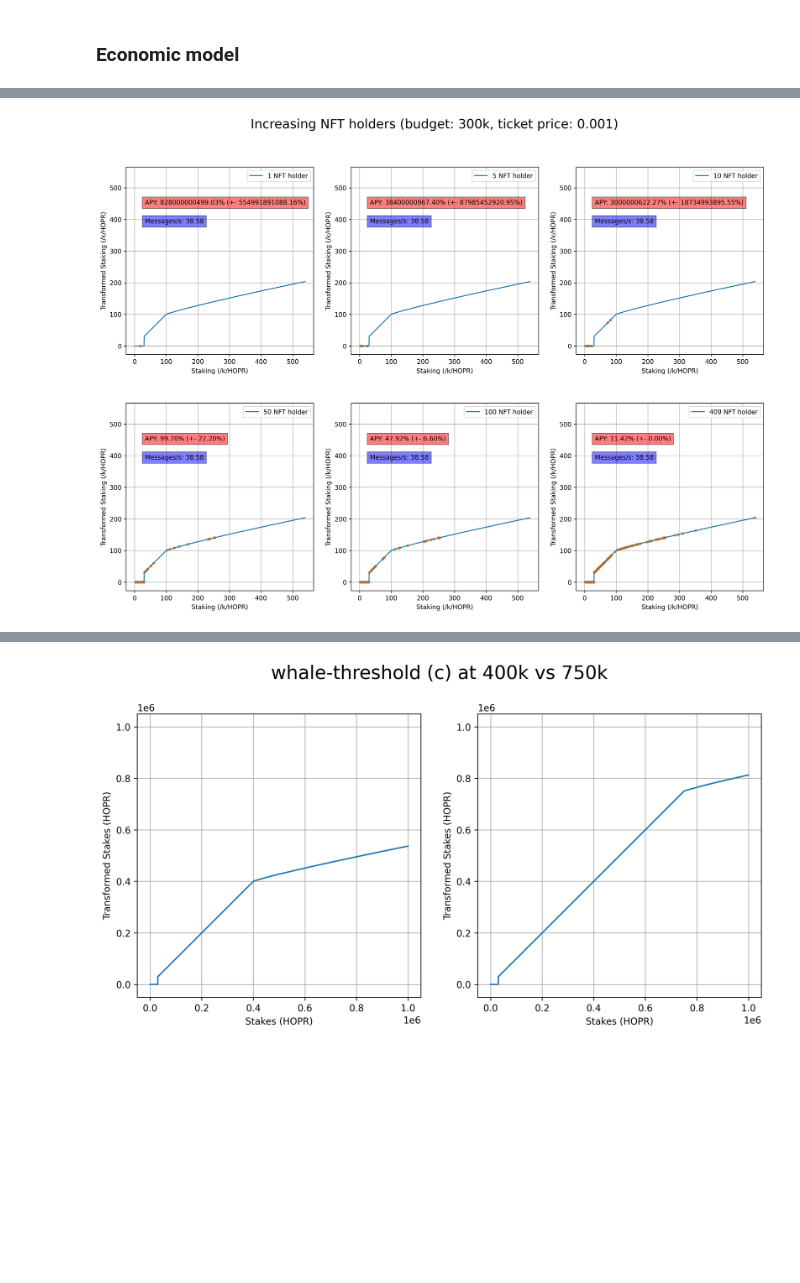
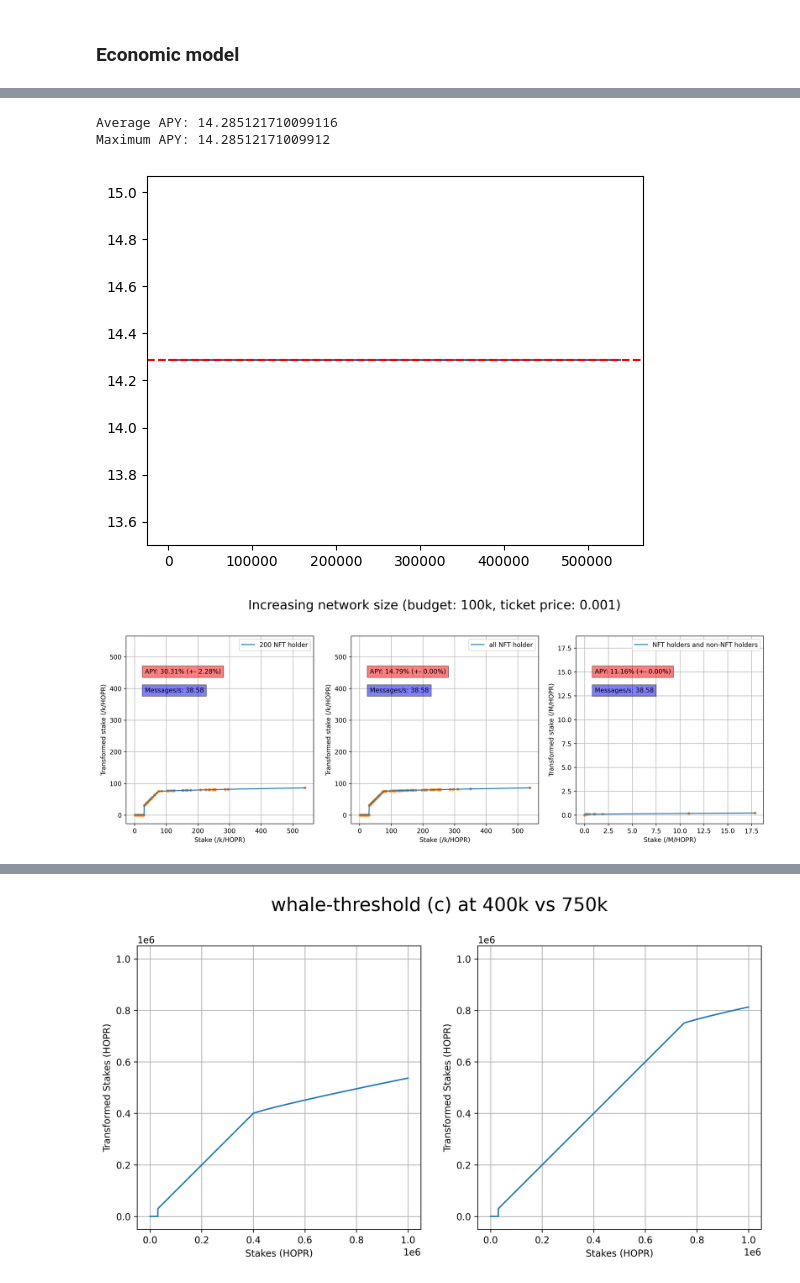
Before and after one commit to hoprnet/ct-research, a Jupyter notebook: ct-app/__simulations__/apy_comparison.ipynb, the cells around one changed output, grey strips where cells are left out. Cells and saved outputs as stored; diff of their text form; code cells hidden in the pictures; blank space fills up the shorter version.

```diff
--- a/ct-app/__simulations__/apy_comparison.ipynb
+++ b/ct-app/__simulations__/apy_comparison.ipynb
@@ -211,5 +258,3 @@ prefered = {
 }
 # %% [markdown]
 ### Economic model
-# %%
-generate_simulation_graph(datas, [prefered], title=f"Realistic scenario\nall NFT holders in the network, budget of {prefered['budget']/1000:.0f}k, ticket price at 0.001")
@@ -218,0 +261,20 @@ No artists with labels found to put in legend.  Note that artists whose label st
+# %%
+options = [deepcopy(prefered) for _ in range(5)]
+
+options[0]["data_count"] = [250, 0, 0]
+options[1]["data_count"] = [310, 0, 0]
+options[2]["data_count"] = [370, 0, 0]
+options[3]["data_count"] = ["all", 0, 0]
+options[4]["data_count"] = ["all", "all", 0]
+
+for idx, opt in enumerate(options[:-1]):
+    opt["legend"] = f"(month {idx})"
+
+options[-1]["legend"] = f"(long-term)"
+
+for idx, opt in enumerate(options):
+    opt["legend"] = f"{opt['data_count'][0]} NFT and {opt['data_count'][1]} non-NFT holders\n{opt['legend']}"
+
+
+
+generate_simulation_graph(datas, options, title=f"Realistic scenario: 250 node runners day 1 + 15/week\nbudget of {prefered['budget']/1000:.0f}k every {prefered['period_in_months']} month, ticket price at 0.001")
@@ -219,12 +283,31 @@ No artists with labels found to put in legend.  Note that artists whose label st
+# %%
+apys = compute_apy(prefered, staking_info_nft_holders, percentage=True, average=False)
+average = np.mean([apy for apy, stake in zip(apys, staking_info_nft_holders) if stake > 30e3])
+
+print(f"Average APY: {average}")
+print(f"Maximum APY: {max(apys)}")
+
+plt.plot(staking_info_nft_holders, apys)
+plt.axhline(average, color="red", linestyle="--")
+plt.show()
+# %% [output]
+Average APY: 14.285121710099116
+Maximum APY: 14.28512171009912
+[figure, added]
 # %%
-nft_holder_counts = [1, 5, 10, 50, 100, len(staking_info_nft_holders)]
+nft_holder_counts = [200, "all"]
 options = [deepcopy(prefered) for _ in range(len(nft_holder_counts))]
 
 for opt, count in zip(options, nft_holder_counts):
     opt["data_count"][0] = count
     opt["legend"] = f"{count} NFT holder"
 
+options.append(deepcopy(prefered))
 
-generate_simulation_graph(datas, options, title=f"Increasing NFT holders (budget: {options[0]['budget']/1000:.0f}k, ticket price: {options[0]['ticket_options']['price']})")
+options[-1]["data_count"] = ["all", "all", 0]
+options[-1]["legend"] = "NFT holders and non-NFT holders"
+
+
+generate_simulation_graph(datas, options, title=f"Increasing network size (budget: {options[0]['budget']/1000:.0f}k, ticket price: {options[0]['ticket_options']['price']})", cols=3)
 # %% [output]
-[figure, old version]
+[figure, new version]
```
Also changed, not shown: parts of 16 cells of this notebook.
